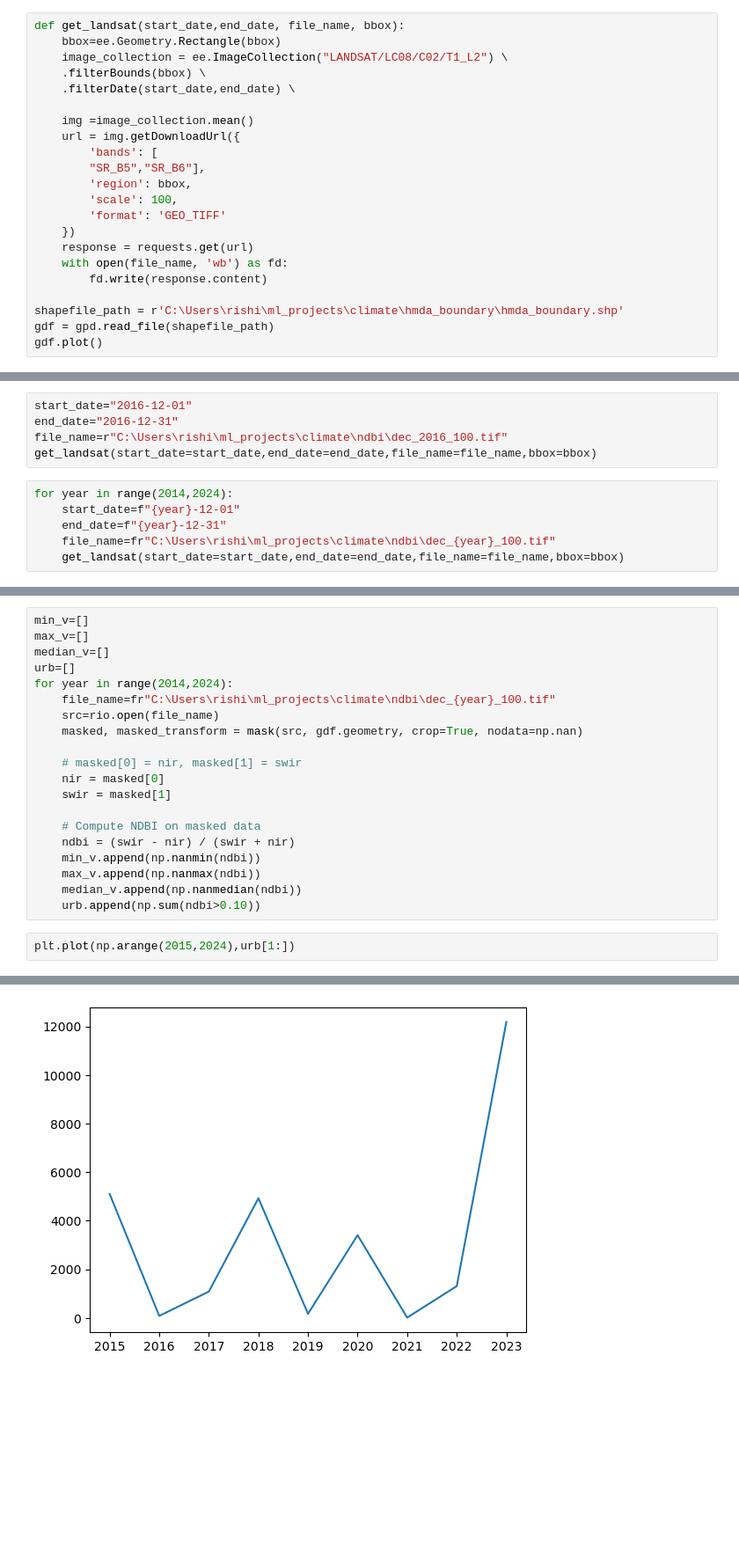
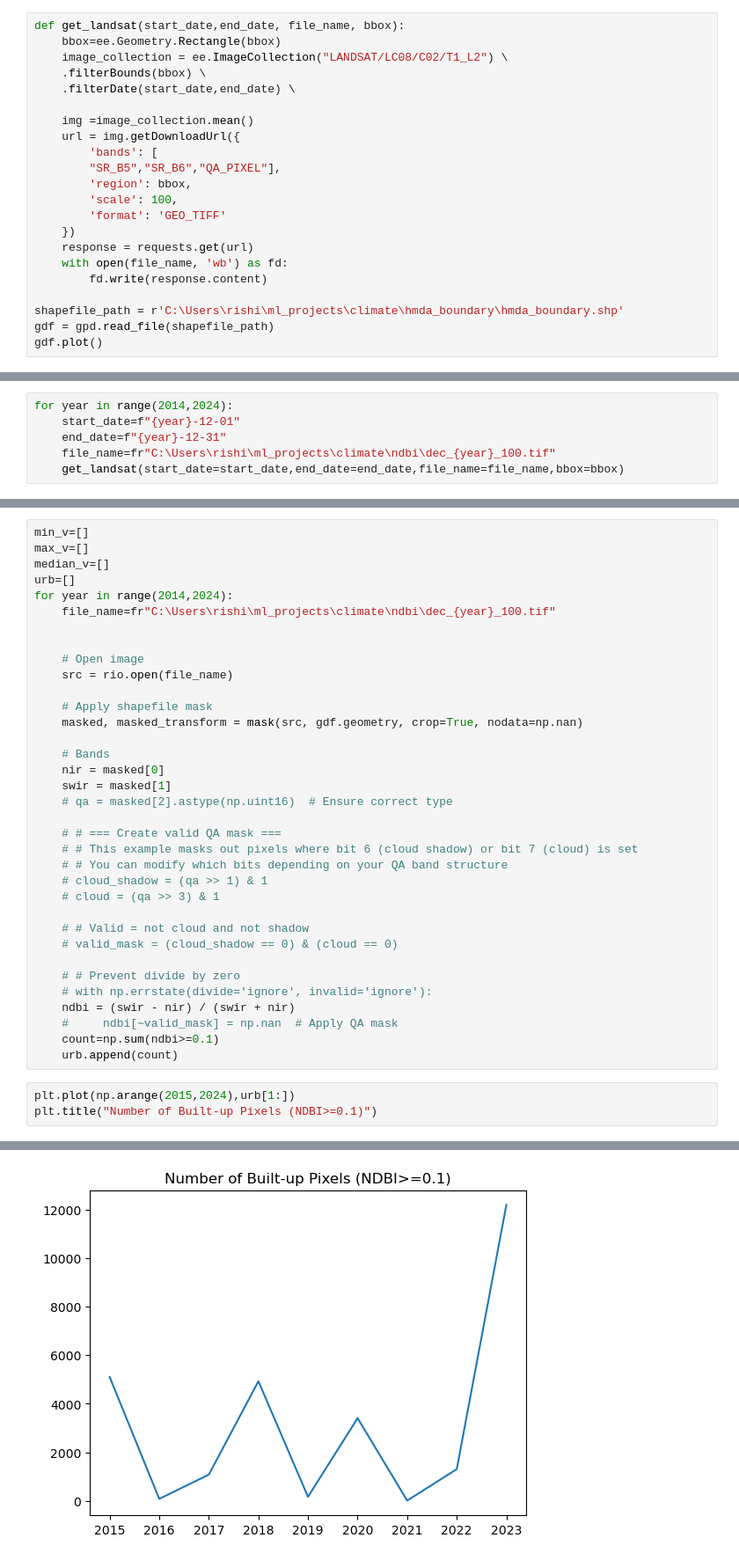
Before and after one commit to Rishi-Bharadwaj/air_pollution_correlation, a Jupyter notebook: Notebooks/ndbi.ipynb, the cells around one changed output, grey strips where cells are left out. Shown: that part at 88% size. Cells and saved outputs as stored; diff of their text form; blank space fills up the shorter version.

Commit message:
tried ndbi, no useful results

```diff
--- a/Notebooks/ndbi.ipynb
+++ b/Notebooks/ndbi.ipynb
@@ -21,7 +21,7 @@ def get_landsat(start_date,end_date, file_name, bbox):
     img =image_collection.mean()
     url = img.getDownloadUrl({
         'bands': [
-        "SR_B5","SR_B6"],
+        "SR_B5","SR_B6","QA_PIXEL"],
         'region': bbox,
         'scale': 100,
         'format': 'GEO_TIFF'
@@ -43,11 +43,6 @@ bbox=bbox.tolist()
 bbox
 # %% [output]
 [78.00405825700005, 16.932643511000038, 79.04971835800006, 17.901507061000075]
-# %%
-start_date="2016-12-01"
-end_date="2016-12-31"
-file_name=r"C:\Users\rishi\ml_projects\climate\ndbi\dec_2016_100.tif"
-get_landsat(start_date=start_date,end_date=end_date,file_name=file_name,bbox=bbox)
 # %%
 for year in range(2014,2024):
     start_date=f"{year}-12-01"
@@ -125,19 +167,35 @@ median_v=[]
 urb=[]
 for year in range(2014,2024):
     file_name=fr"C:\Users\rishi\ml_projects\climate\ndbi\dec_{year}_100.tif"
-    src=rio.open(file_name)
+
+
+    # Open image
+    src = rio.open(file_name)
+
+    # Apply shapefile mask
     masked, masked_transform = mask(src, gdf.geometry, crop=True, nodata=np.nan)
 
-    # masked[0] = nir, masked[1] = swir
+    # Bands
     nir = masked[0]
     swir = masked[1]
+    # qa = masked[2].astype(np.uint16)  # Ensure correct type
 
-    # Compute NDBI on masked data
+    # # === Create valid QA mask ===
+    # # This example masks out pixels where bit 6 (cloud shadow) or bit 7 (cloud) is set
+    # # You can modify which bits depending on your QA band structure
+    # cloud_shadow = (qa >> 1) & 1
+    # cloud = (qa >> 3) & 1
+
+    # # Valid = not cloud and not shadow
+    # valid_mask = (cloud_shadow == 0) & (cloud == 0)
+
+    # # Prevent divide by zero
+    # with np.errstate(divide='ignore', invalid='ignore'):
     ndbi = (swir - nir) / (swir + nir)
-    min_v.append(np.nanmin(ndbi))
-    max_v.append(np.nanmax(ndbi))
-    median_v.append(np.nanmedian(ndbi))
-    urb.append(np.sum(ndbi>0.10))
+    #     ndbi[~valid_mask] = np.nan  # Apply QA mask
+    count=np.sum(ndbi>=0.1)
+    urb.append(count)
 # %%
 plt.plot(np.arange(2015,2024),urb[1:])
+plt.title("Number of Built-up Pixels (NDBI>=0.1)")
 # %% [output]
@@ -145 +203 @@ plt.plot(np.arange(2015,2024),urb[1:])
-[figure, old version]
+[figure, new version]
```
Also changed, not shown: parts of 10 cells of this notebook, 15 other files.
